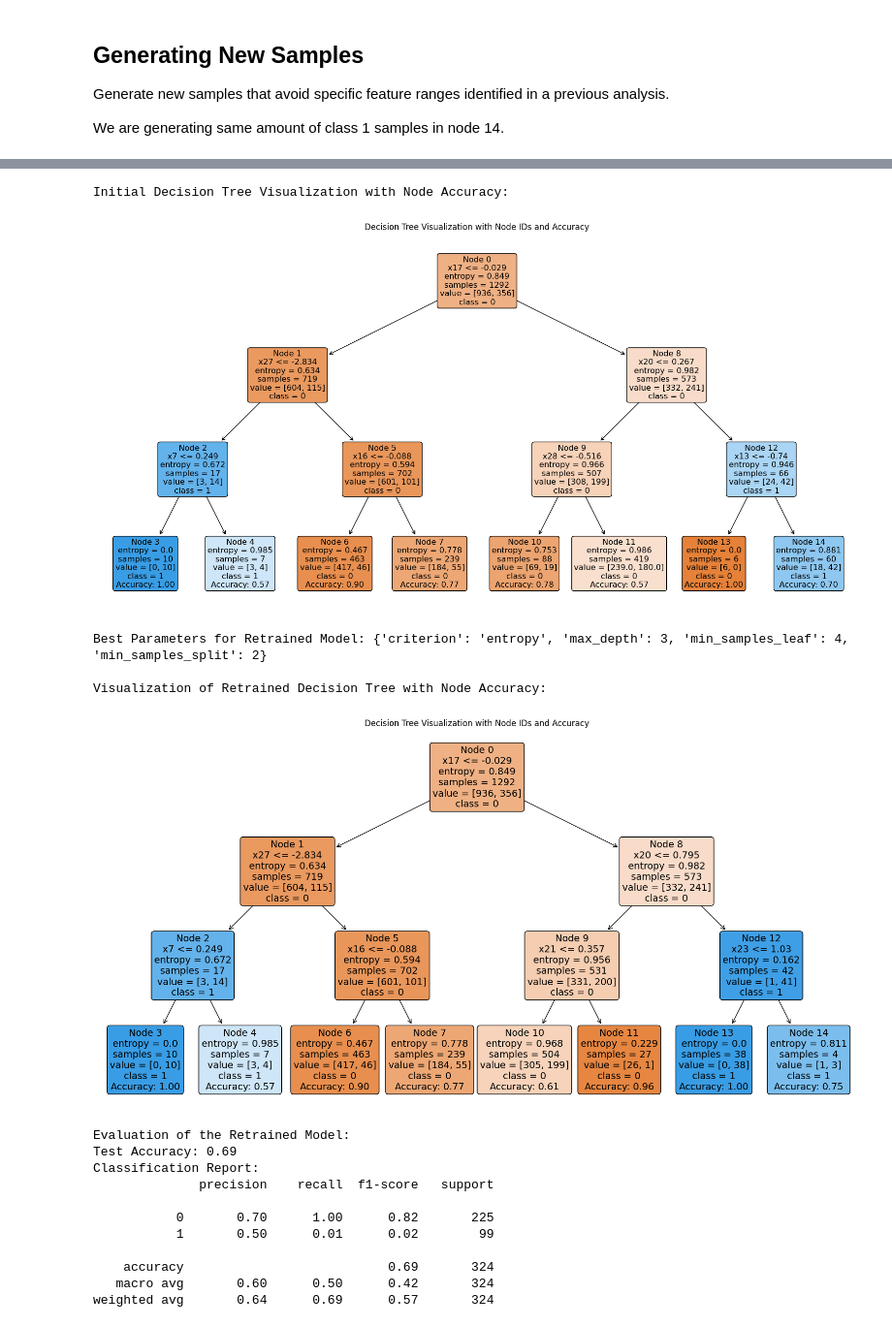
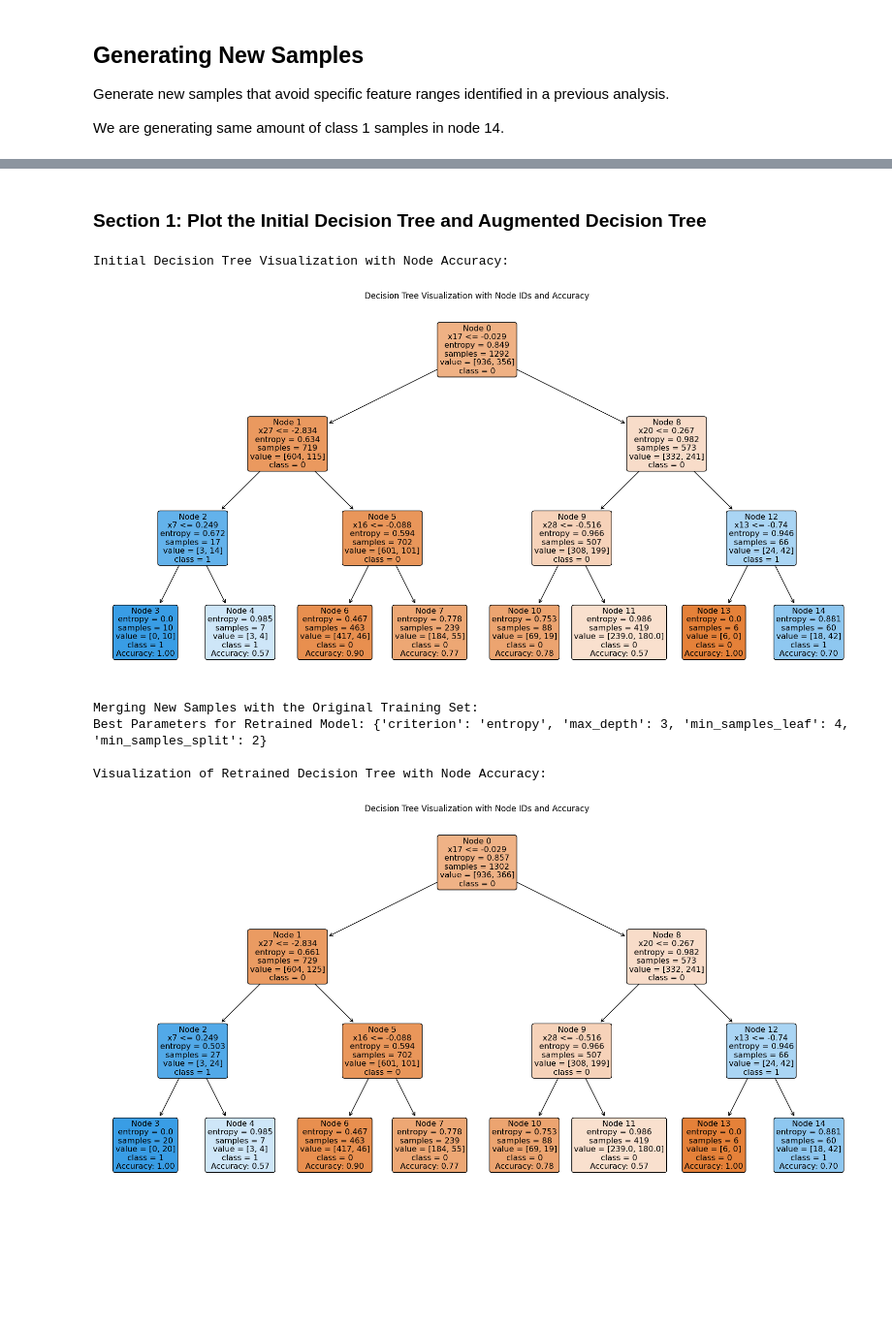
Before and after one commit to AsifAhmedShodip/MyRecourseProject, a Jupyter notebook: notebooks/ACES_dataset_decision_tree.ipynb, the cells around one changed output, grey strips where cells are left out. Shown at 97% size. Saved outputs shown, nothing was run; the diff lists cells and outputs as text; code cells hidden in the pictures; blank space fills up the shorter version.

```diff
--- a/notebooks/ACES_dataset_decision_tree.ipynb
+++ b/notebooks/ACES_dataset_decision_tree.ipynb
@@ -761,0 +881,14 @@ Label size after replacement: (1292,)
+# %%
+## Merging New Samples with the Original Training Set
+
+# Concatenate the new generated samples with the original training set
+X_train_augmented = pd.concat([X_train, generated_samples.drop(columns=['label'])], ignore_index=True)
+y_train_augmented = pd.concat([y_train, generated_samples['label']], ignore_index=True)
+
+# Display the new size of the training set
+print(f"\nTraining data size after adding new samples: {X_train_augmented.shape}")
+print(f"Label size after adding new samples: {y_train_augmented.shape}")
+
+# Check the distribution of the labels in the augmented training set
+print("\nLabel distribution in the augmented training set:")
+print(y_train_augmented.value_counts(normalize=True))
@@ -764,45 +906,52 @@ Label size after replacement: (1292,)
 In this section, we start by visualizing the initial decision tree with node accuracy annotations. We then augment the training data with newly generated samples and retrain the decision tree using the best hyperparameters obtained from grid search.
 
 Finally, we visualize the retrained tree and evaluate its performance on the test set to observe any improvements.
+# %% [markdown]
+### Section 1: Plot the Initial Decision Tree and Augmented Decision Tree
 # %%
+from sklearn.metrics import accuracy_score, precision_score, recall_score, f1_score, confusion_matrix
+import seaborn as sns
+import matplotlib.pyplot as plt
+
 # Plot the initial decision tree with node accuracy
 print("\nInitial Decision Tree Visualization with Node Accuracy:")
 num_features = X_train.shape[1]
 feature_names = [f"x{index}" for index in range(num_features)]
 visualize_tree_with_node_accuracy(best_model, node_accuracies, feature_names)
 
-# Perform grid search on the newly replaced training data
-grid_search_augmented = perform_grid_search(X_train_replaced, y_train_replaced)
+# --- Merging New Samples with the Original Training Set ---
+print("\nMerging New Samples with the Original Training Set:")
+
+# # Concatenate the newly generated samples with the original training set
+# X_train_augmented = pd.concat([X_train, generated_samples.drop(columns=['label'])], ignore_index=True)
+# y_train_augmented = pd.concat([y_train, generated_samples['label']], ignore_index=True)
+
+# # Display the new size of the training set
+# print(f"\nTraining data size after adding new samples: {X_train_augmented.shape}")
+# print(f"Label size after adding new samples: {y_train_augmented.shape}")
+
+# # Check the distribution of the labels in the augmented training set
+# print("\nLabel distribution in the augmented training set:")
+# print(y_train_augmented.value_counts(normalize=True))
+
+# Perform grid search on the augmented training data
+grid_search_augmented = perform_grid_search(X_train_augmented, y_train_augmented)
 print(f"Best Parameters for Retrained Model: {grid_search_augmented.best_params_}")
 
 # Retrain the model with the best parameters from grid search
-best_retrained_model = train_best_model(grid_search_augmented, X_train_replaced, y_train_replaced)
+best_retrained_model = train_best_model(grid_search_augmented, X_train_augmented, y_train_augmented)
 
 # Calculate node accuracy for the retrained model
-node_accuracies_retrained = calculate_node_accuracy(best_retrained_model, X_train_replaced, y_train_replaced)
+node_accuracies_retrained = calculate_node_accuracy(best_retrained_model, X_train_augmented, y_train_augmented)
 
 # Plot the retrained decision tree with node accuracy
 print("\nVisualization of Retrained Decision Tree with Node Accuracy:")
 visualize_tree_with_node_accuracy(best_retrained_model, node_accuracies_retrained, feature_names)
-
-# Evaluate the retrained model on the test set
-print("\nEvaluation of the Retrained Model:")
-evaluate_model(best_retrained_model, X_test, y_test)
 # %% [output]
 Initial Decision Tree Visualization with Node Accuracy:
 [figure]
+Merging New Samples with the Original Training Set:
 Best Parameters for Retrained Model: {'criterion': 'entropy', 'max_depth': 3, 'min_samples_leaf': 4, 'min_samples_split': 2}
 
 Visualization of Retrained Decision Tree with Node Accuracy:
-[figure, old version]
+[figure, new version]
-Evaluation of the Retrained Model:
-Test Accuracy: 0.69
-Classification Report:
-              precision    recall  f1-score   support
-
-           0       0.70      1.00      0.82       225
-           1       0.50      0.01      0.02        99
-
-    accuracy                           0.69       324
-   macro avg       0.60      0.50      0.42       324
-weighted avg       0.64      0.69      0.57       324
```
Also changed, not shown: parts of 18 cells of this notebook.
